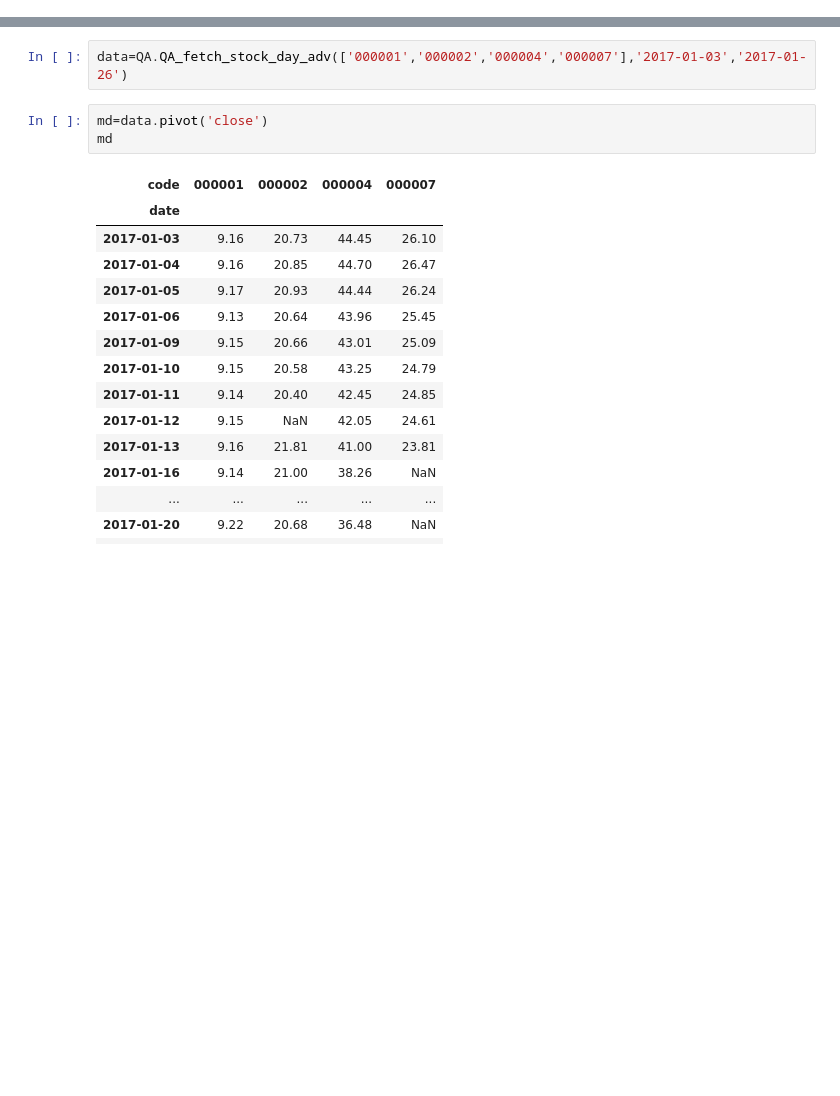
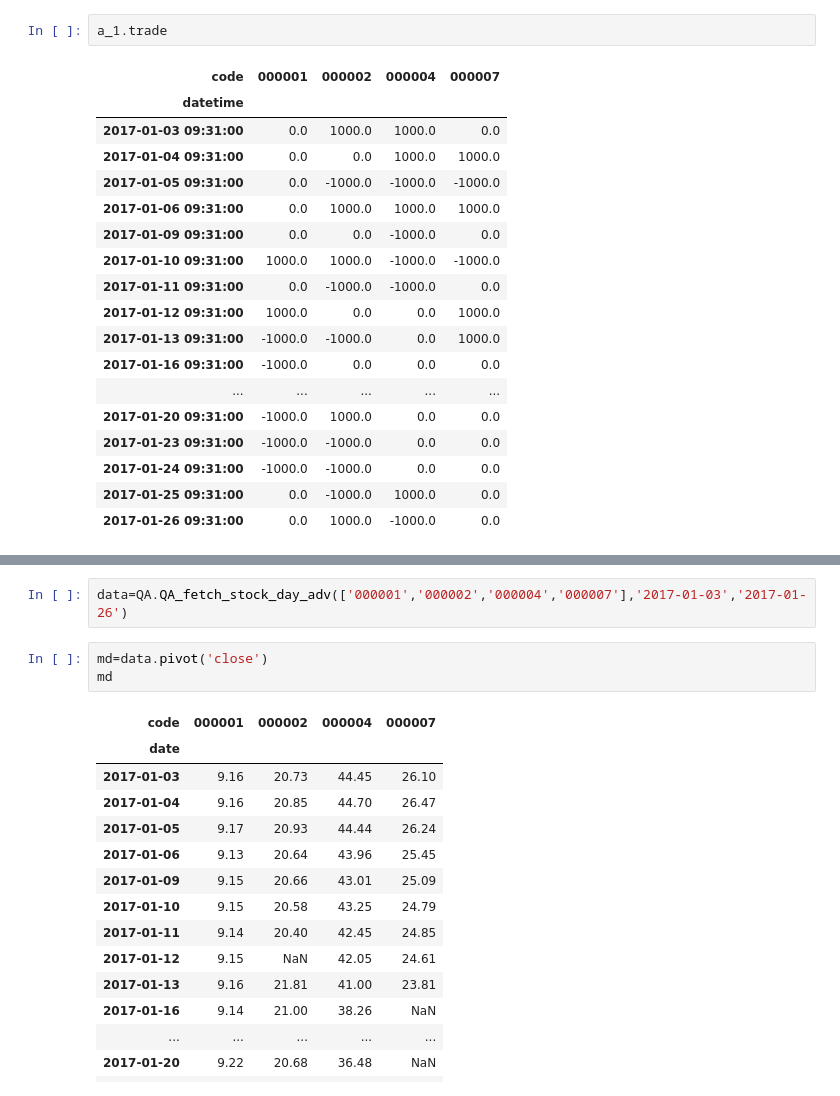
Before and after one commit to yutiansut/QUANTAXIS, a Jupyter notebook: jupyterexample/generate_trade.ipynb, the cells around one changed output, grey strips where cells are left out. Drawn from its saved outputs; the diff is of its cells as text; blank space fills up the shorter version.

```diff
--- a/jupyterexample/generate_trade.ipynb
+++ b/jupyterexample/generate_trade.ipynb
@@ -194,0 +153,21 @@ user.get_account(a_1).daily_hold
+# %%
+a_1.trade
+# %% [output]
+| code | 000001 | 000002 | 000004 | 000007 |
+| datetime |  |  |  |  |
+| 2017-01-03 09:31:00 | 0.0 | 1000.0 | 1000.0 | 0.0 |
+| 2017-01-04 09:31:00 | 0.0 | 0.0 | 1000.0 | 1000.0 |
+| 2017-01-05 09:31:00 | 0.0 | -1000.0 | -1000.0 | -1000.0 |
+| 2017-01-06 09:31:00 | 0.0 | 1000.0 | 1000.0 | 1000.0 |
+| 2017-01-09 09:31:00 | 0.0 | 0.0 | -1000.0 | 0.0 |
+| 2017-01-10 09:31:00 | 1000.0 | 1000.0 | -1000.0 | -1000.0 |
+| 2017-01-11 09:31:00 | 0.0 | -1000.0 | -1000.0 | 0.0 |
+| 2017-01-12 09:31:00 | 1000.0 | 0.0 | 0.0 | 1000.0 |
+| 2017-01-13 09:31:00 | -1000.0 | -1000.0 | 0.0 | 1000.0 |
+| 2017-01-16 09:31:00 | -1000.0 | 0.0 | 0.0 | 0.0 |
+| ... | ... | ... | ... | ... |
+| 2017-01-20 09:31:00 | -1000.0 | 1000.0 | 0.0 | 0.0 |
+| 2017-01-23 09:31:00 | -1000.0 | -1000.0 | 0.0 | 0.0 |
+| 2017-01-24 09:31:00 | -1000.0 | -1000.0 | 0.0 | 0.0 |
+| 2017-01-25 09:31:00 | 0.0 | -1000.0 | 1000.0 | 0.0 |
+| 2017-01-26 09:31:00 | 0.0 | 1000.0 | -1000.0 | 0.0 |
```
Also changed, not shown: parts of 25 cells of this notebook, 1 other file.
